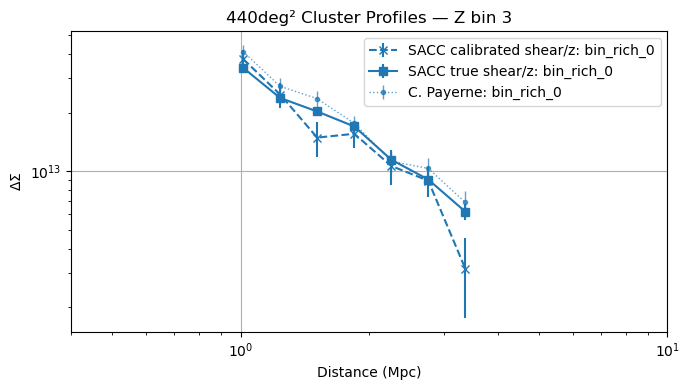
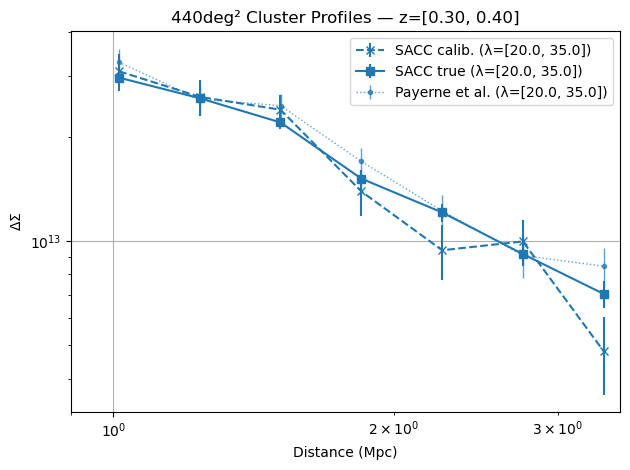
The notebook cell's code change between the first figure and the second:
--- before
+++ after
@@ -1,12 +1,4 @@
-import matplotlib.pyplot as plt
-import matplotlib.cm as cm
-import numpy as np
-import sys
+# Load data
 
-sys.path.append('/sps/lsst/users/ebarroso/CLCosmo_Sim')
-import _redshift_richness_bins as analysis
-
-# Load data
-plt.figure(figsize=(7, 4))
 index = 12
 suff = '_full_coverage'
@@ -24,5 +16,5 @@
 cmap = plt.get_cmap('tab10')
 
-z_bin_index = 2
+z_bin_index = 1
 z_bin = Z_bin[z_bin_index]
 
@@ -31,4 +23,8 @@
     rich_bin = f'bin_rich_{rich_bin_index}'
     color = cmap(rich_bin_index)
+    
+    # Get richness bin edges (convert from log if needed)
+    rich_edges = Obs_bin[rich_bin_index]
+    rich_label = f'λ=[{rich_edges[0]:.1f}, {rich_edges[1]:.1f}]'  # Format like your second code
 
     data_false = []
@@ -40,9 +36,7 @@
     for i in range(7):
         radius_key = f'radius_{i}'
-        z_str = f'bin_z_{z_bin_index}'  # Ensure this matches the tracer naming in SACC
+        z_str = f'bin_z_{z_bin_index}'
         trac = ('cosmodc2-440deg2-CL', rich_bin, z_str, radius_key)
 
-
-        # Assume t_false and t_true already exist
         radius = t_false.tracers[radius_key].center
         radius_vals.append(radius)
@@ -62,13 +56,12 @@
         data_true_error.append(err_t)
 
-    # Plot SACC profiles
-    print(radius_vals)
+    # Plot SACC profiles with formatted labels
     plt.errorbar(radius_vals, data_false, yerr=data_false_error,
-                 label=f'SACC calibrated shear/z: {rich_bin}', marker='x', color=color, linestyle='--')
+                 label=f'SACC calib. ({rich_label})', marker='x', color=color, linestyle='--')
 
     plt.errorbar(radius_vals, data_true, yerr=data_true_error,
-                 label=f'SACC true shear/z: {rich_bin}', marker='s', color=color, linestyle='-')
+                 label=f'SACC true ({rich_label})', marker='s', color=color, linestyle='-')
 
-    # Overlay original profile from file
+    # Overlay original profile
     m_bin = Obs_bin[rich_bin_index]
     mask_z = (profiles['z_mean'] > z_bin[0]) & (profiles['z_mean'] < z_bin[1])
@@ -78,15 +71,10 @@
     if len(index_cut) > 0:
         f_cut = profiles[index_cut]
-        cov = np.array(covariances['cov_t'][index_cut[0]])  # Get single 2D covariance matrix
-
+        cov = np.array(covariances['cov_t'][index_cut[0]])
         radius_orig = f_cut['radius'][0]
         gt_orig = f_cut['gt'][0]
         err_orig = np.sqrt(np.diag(cov))
-
-        # Filter to SACC-like radii range
-        r_sacc_min, r_sacc_max = min(radius_vals), max(radius_vals)
-        print(r_sacc_min, r_sacc_max)
+        
         mask_radius = (radius_orig >= 1.0) & (radius_orig <= 3.5)
-
         radius_filtered = radius_orig[mask_radius]
         gt_filtered = gt_orig[mask_radius]
@@ -94,14 +82,15 @@
 
         plt.errorbar(radius_filtered, gt_filtered, err_filtered,
-                     label=f'C. Payerne: {rich_bin}', fmt=':', color=color,
+                     label=f'Payerne et al. ({rich_label})', fmt=':', color=color,
                      elinewidth=1, linewidth=1, markersize=3, marker='o', alpha=0.7)
 
-
+# Add redshift bin to title
+    plt.title(f'440deg² Cluster Profiles — z=[{z_bin[0]:.2f}, {z_bin[1]:.2f}]')
     plt.xlabel('Distance (Mpc)')
     plt.ylabel(r'$\Delta \Sigma$')
-    plt.title(f'440deg² Cluster Profiles — Z bin {z_bin_index + 1}')
     plt.xscale('log')
     plt.yscale('log')
-    plt.xlim(0.4, 10)
+    plt.xlim(0.9, 3.5)
+    #plt.legend(bbox_to_anchor=(1.05, 1), loc='upper left')  # Prevent legend overlap
     plt.legend()
     plt.grid(True)

Commit: Update